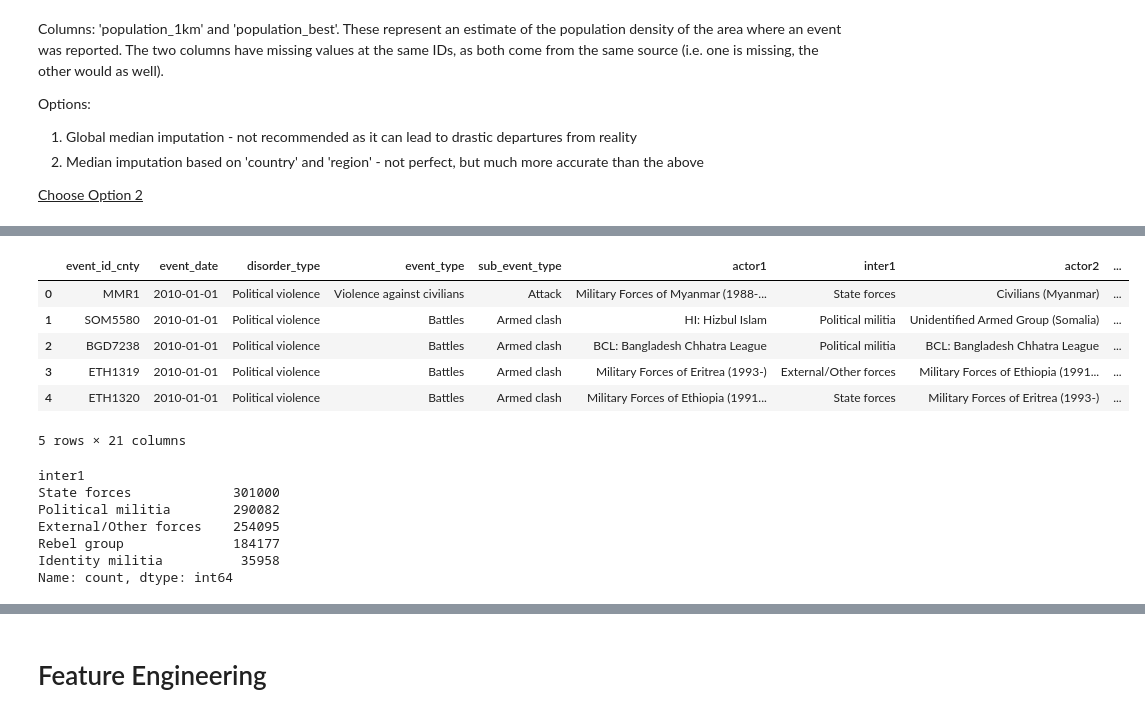
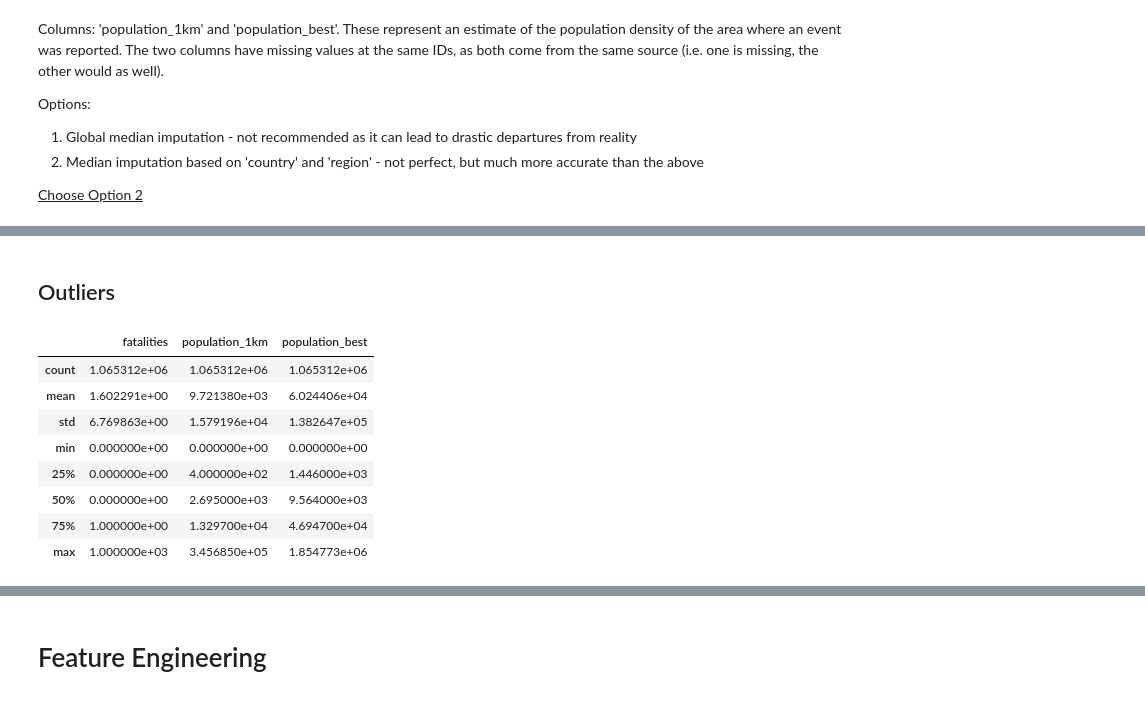
Before and after one commit to CoMa95/Armed-Conflict-Analytics, a Jupyter notebook: notebooks/02_cleaning_engineering.ipynb, the cells around one changed output, grey strips where cells are left out. Saved outputs shown, nothing was run; the diff lists cells and outputs as text; code cells hidden in the pictures.

Commit message:
Check outliers.

```diff
--- a/notebooks/02_cleaning_engineering.ipynb
+++ b/notebooks/02_cleaning_engineering.ipynb
@@ -158,23 +162,18 @@ fatalities         0
 population_1km     0
 population_best    0
 dtype: int64
+# %% [markdown]
+## Outliers
 # %%
-df.head()
+# there are only 3 columns that could potentially have outliers
+df[['fatalities', 'population_1km', 'population_best']].describe()
 # %% [output]
-|  | event_id_cnty | event_date | disorder_type | event_type | sub_event_type | actor1 | inter1 | actor2 | ... |
-| 0 | MMR1 | 2010-01-01 | Political violence | Violence against civilians | Attack | Military Forces of Myanmar (1988-... | State forces | Civilians (Myanmar) | ... |
-| 1 | SOM5580 | 2010-01-01 | Political violence | Battles | Armed clash | HI: Hizbul Islam | Political militia | Unidentified Armed Group (Somalia) | ... |
-| 2 | BGD7238 | 2010-01-01 | Political violence | Battles | Armed clash | BCL: Bangladesh Chhatra League | Political militia | BCL: Bangladesh Chhatra League | ... |
-| 3 | ETH1319 | 2010-01-01 | Political violence | Battles | Armed clash | Military Forces of Eritrea (1993-) | External/Other forces | Military Forces of Ethiopia (1991... | ... |
-| 4 | ETH1320 | 2010-01-01 | Political violence | Battles | Armed clash | Military Forces of Ethiopia (1991... | State forces | Military Forces of Eritrea (1993-) | ... |
+|  | fatalities | population_1km | population_best |
+| count | 1.065312e+06 | 1.065312e+06 | 1.065312e+06 |
+| mean | 1.602291e+00 | 9.721380e+03 | 6.024406e+04 |
+| std | 6.769863e+00 | 1.579196e+04 | 1.382647e+05 |
+| min | 0.000000e+00 | 0.000000e+00 | 0.000000e+00 |
+| 25% | 0.000000e+00 | 4.000000e+02 | 1.446000e+03 |
+| 50% | 0.000000e+00 | 2.695000e+03 | 9.564000e+03 |
+| 75% | 1.000000e+00 | 1.329700e+04 | 4.694700e+04 |
+| max | 1.000000e+03 | 3.456850e+05 | 1.854773e+06 |
-5 rows × 21 columns
-# %%
-df['inter1'].value_counts()
-# %% [output]
-inter1
-State forces             301000
-Political militia        290082
-External/Other forces    254095
-Rebel group              184177
-Identity militia          35958
-Name: count, dtype: int64
```
Also changed, not shown: parts of 5 cells of this notebook.
